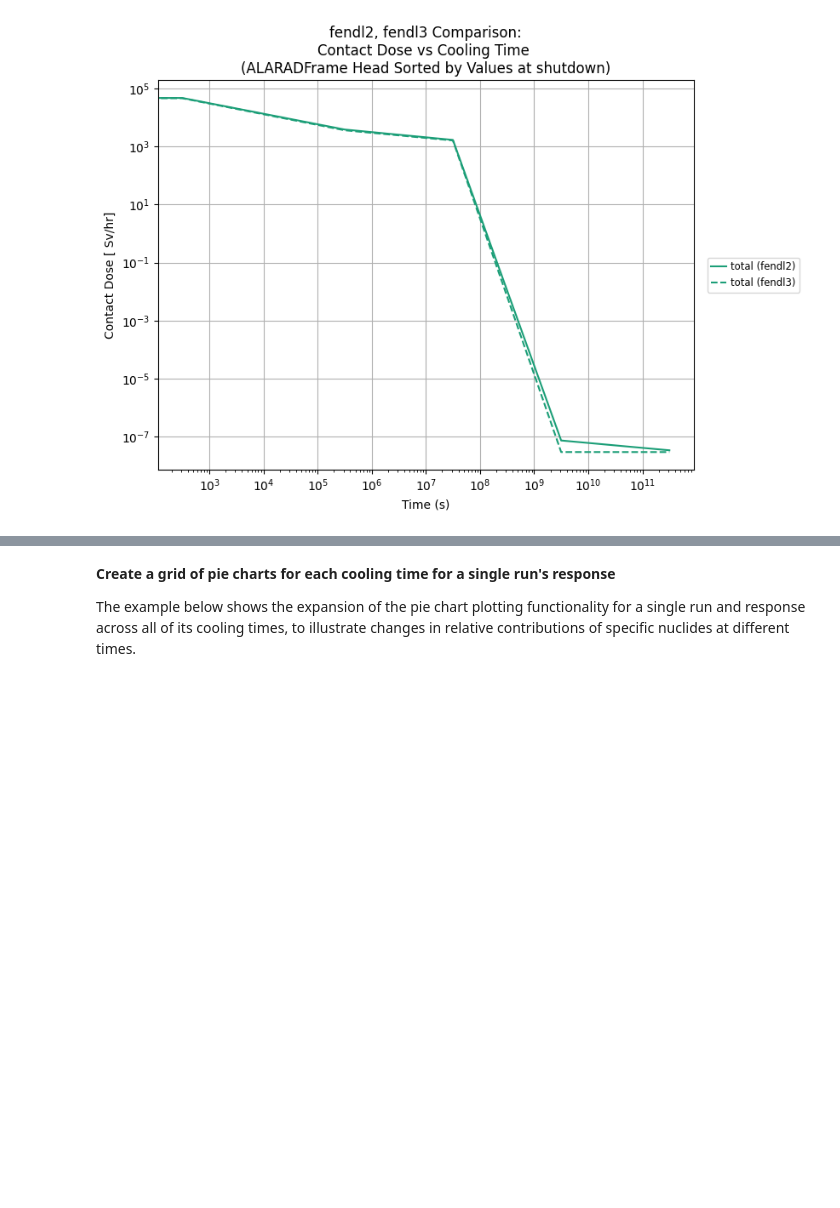
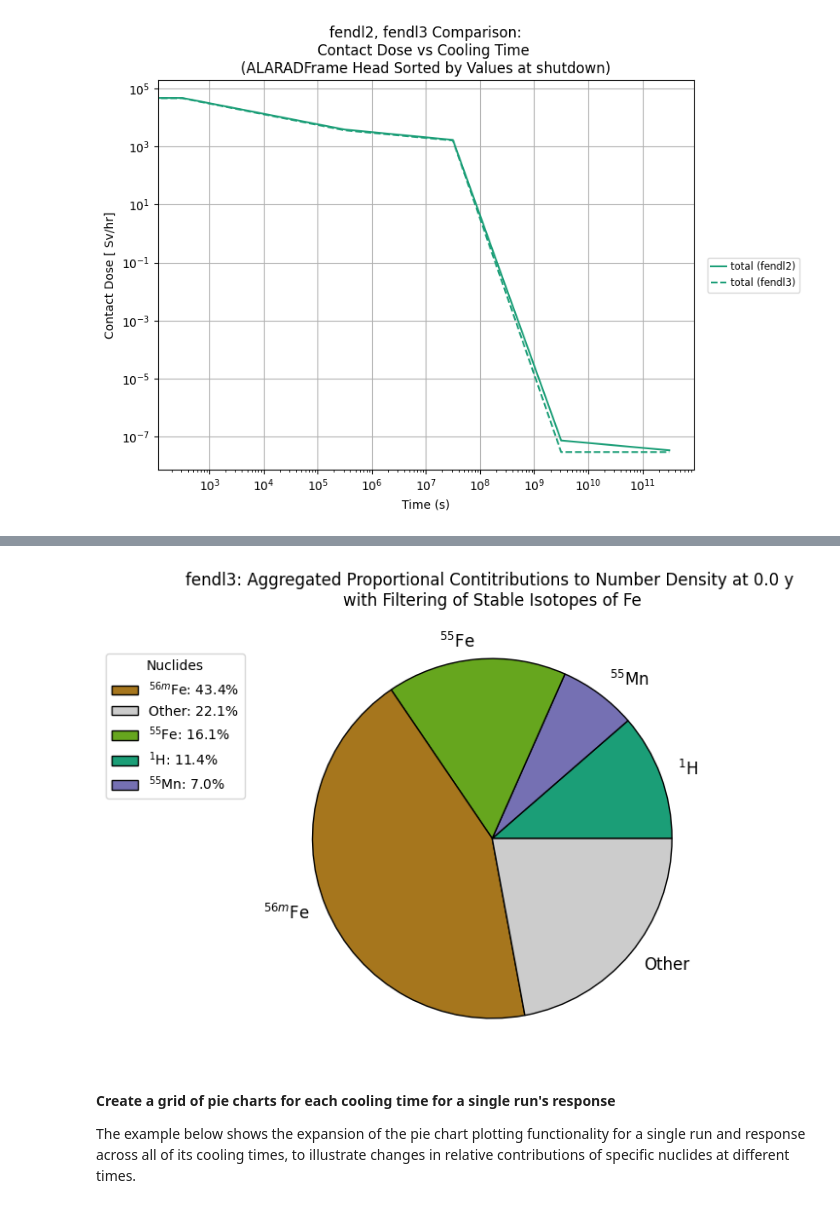
Before and after one commit to svalinn/ALARA, a Jupyter notebook: tools/ALARAJOYWrapper/alarajoy_QA_notebook.ipynb, the cells around one changed output, grey strips where cells are left out. Cells and saved outputs as stored; diff of their text form; code cells hidden in the pictures; blank space fills up the shorter version.

```diff
--- a/tools/ALARAJOYWrapper/alarajoy_QA_notebook.ipynb
+++ b/tools/ALARAJOYWrapper/alarajoy_QA_notebook.ipynb
@@ -179,3 +199,23 @@ single_pie
+# %%
+agg_no_stable_fe = alaraplot.pie_chart_aggregation(
+    adf=adf.filter_rows({'nuclide' : '!fe'}),
+    run_lbl='fendl3',
+    variable='Number Density',
+    threshold=0.05,
+    time_unit='y',
+    nuc_filter=True
+)
+single_pie_no_stable_fe = alaraplot.single_time_pie_chart(
+    agg=agg_no_stable_fe,
+    run_lbl='fendl3',
+    variable='Number Density',
+    threshold=0.05,
+    time_idx=0,
+    time_unit='y',
+    stable_filter=element
+)
+# %% [output]
+[figure, added]
 # %% [markdown]
 **Create a grid of pie charts for each cooling time for a single run's response**
 
```
Also changed, not shown: parts of 14 cells of this notebook, 3 other files.
